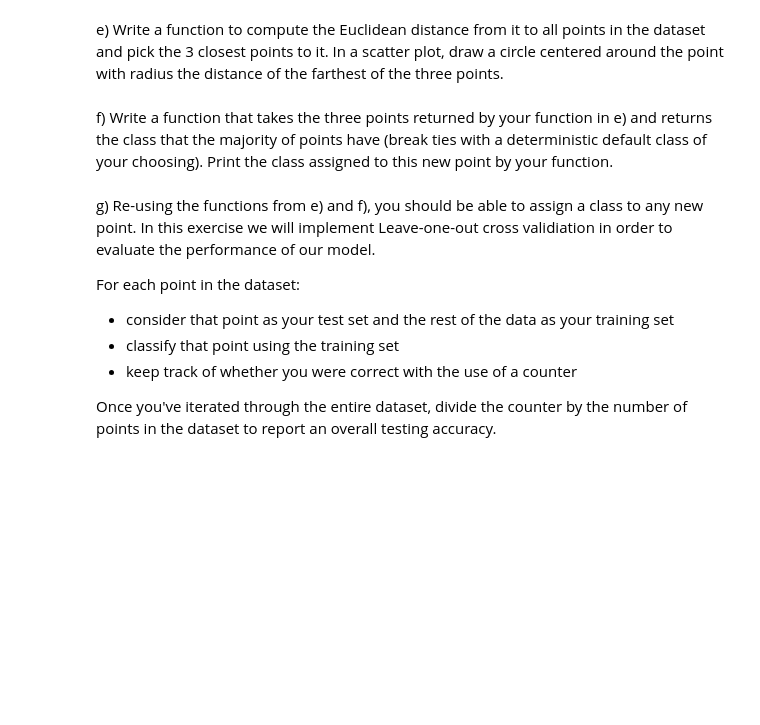
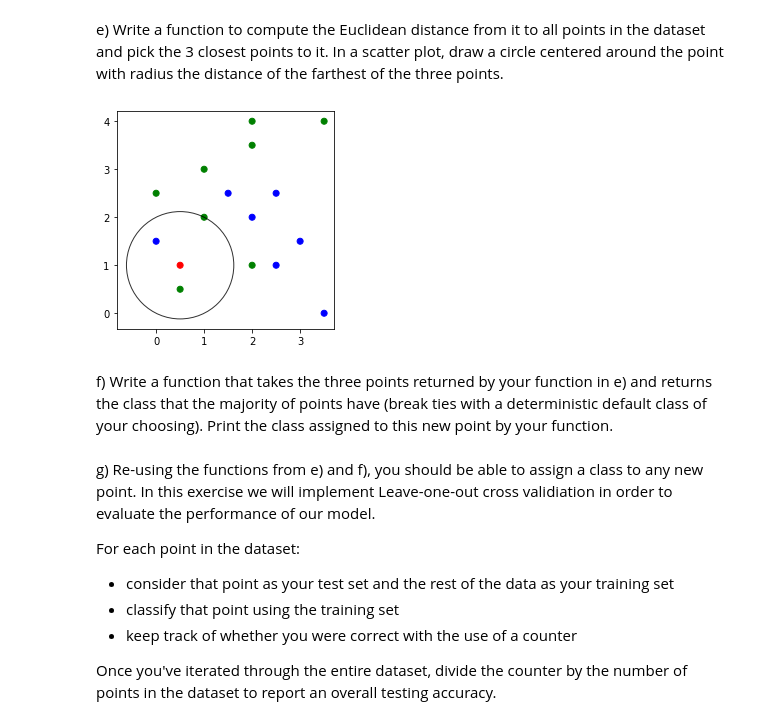
Before and after one commit to TristanLee187/Data-Science-Fundamentals, a Jupyter notebook: lecture_12/worksheet_12.ipynb, the cells around one changed output. Cells and saved outputs as stored; diff of their text form; code cells hidden in the pictures; blank space fills up the shorter version.

```diff
--- a/lecture_12/worksheet_12.ipynb
+++ b/lecture_12/worksheet_12.ipynb
@@ -63,15 +89,21 @@ d) Plot it in a different color along with the rest of the points in the dataset
 e) Write a function to compute the Euclidean distance from it to all points in the dataset and pick the 3 closest points to it. In a scatter plot, draw a circle centered around the point with radius the distance of the farthest of the three points.
 # %%
 def n_closest_to(example, n):
-    pass
+    points = [(x,y) for x, y in zip(n['Attribute A'], n['Attribute B'])]
+    points.sort(key=lambda xy: (xy[0]-example[0])**2 + (xy[1]-example[1])**2)
+    return points[:3]
 
-location = ( ... , ... )
-radius = ...
+location = ( 0.5 , 1 )
+# find the furthest of the closest 3 points
+p = n_closest_to((0.5, 1), data)[-1]
+radius = ((p[0]-0.5)**2 + (p[1]-1)**2)**0.5
 _, axes = plt.subplots()
-axes.scatter(...)
+axes.scatter(data['Attribute A'] + [0.5], data['Attribute B'] + [1], color=colors[data["Class"] + [2]].tolist())
 cir = plt.Circle(location, radius, fill = False, alpha=0.8)
 axes.add_patch(cir)
 axes.set_aspect('equal') # necessary so that the circle is not oval
 plt.show()
+# %% [output]
+[figure, added]
 # %% [markdown]
 f) Write a function that takes the three points returned by your function in e) and returns the class that the majority of points have (break ties with a deterministic default class of your choosing). Print the class assigned to this new point by your function.
```
Also changed, not shown: parts of 11 cells of this notebook.
